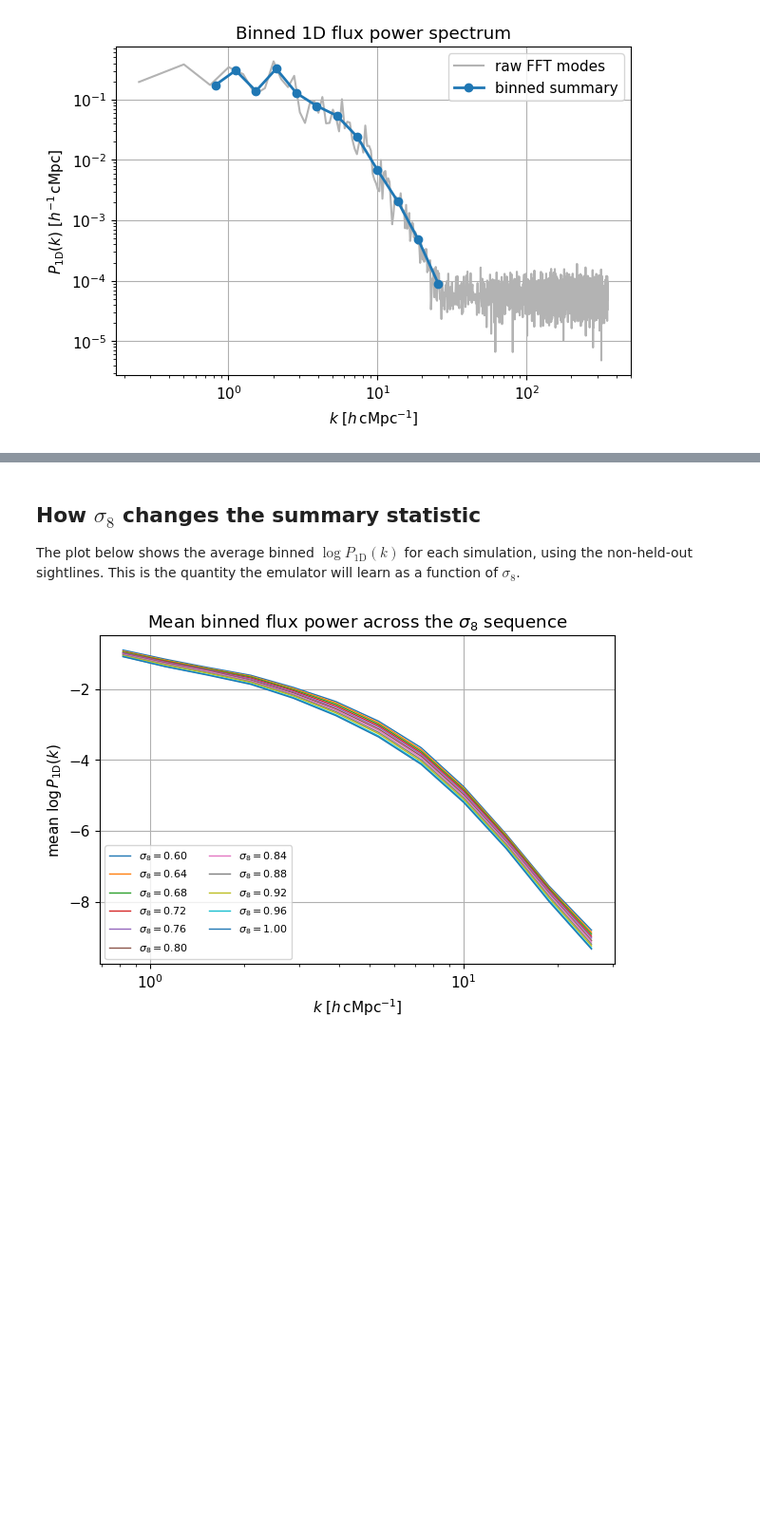
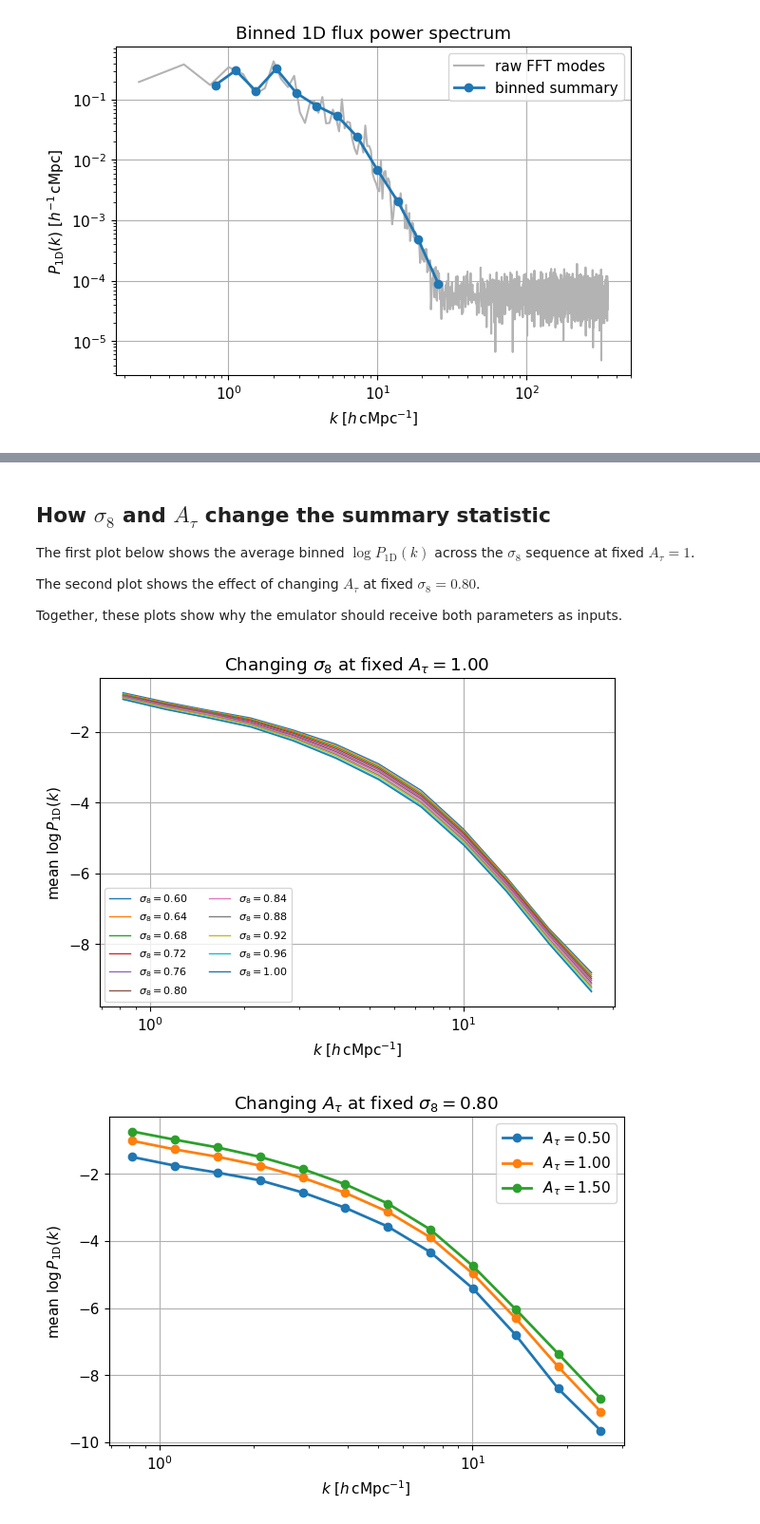
Before and after one commit to soumak-maitra/ML4HEP-V4_Differential_Programming, a Jupyter notebook: Cosmological_Inference_exercise.ipynb, the cells around one changed output, grey strips where cells are left out. Shown at 95% size. Drawn from its saved outputs; the diff is of its cells as text; code cells hidden in the pictures; blank space fills up the shorter version.

```diff
--- a/Cosmological_Inference_exercise.ipynb
+++ b/Cosmological_Inference_exercise.ipynb
@@ -157,9 +179,19 @@ SIGMA8_MIN = 0.60
 SIGMA8_MAX = 1.00
 SIGMA8_FIDUCIAL = 0.80
 
-EMULATOR_TRAINING_SIMS = ["1P_2_n5", "1P_2_n4", "1P_2_n3", "1P_2_0", "1P_2_1", "1P_2_3", "1P_2_4", "1P_2_5"]
-INFERENCE_TEST_SIMS = ["1P_2_n2", "1P_2_2"]
-INFERENCE_COLORS = ["#0072B2", "#D55E00"]
+# Toy optical-depth-amplitude range used for the nuisance-parameter exercise.
+A_TAU_MIN = 0.50
+A_TAU_MAX = 1.50
+A_TAU_FIDUCIAL = 1.00
+
+# Hold out one intermediate sigma8 value for the final inference test.
+# All other sigma8 values are used to train the emulator.
+INFERENCE_TEST_SIMS = ["1P_2_n1"]
+EMULATOR_TRAINING_SIMS = [
+    sim_name for sim_name, _ in SIM_TABLE
+    if sim_name not in INFERENCE_TEST_SIMS
+]
+INFERENCE_COLORS = ["#0072B2"]
 
 SIM_TO_SIGMA8 = dict(SIM_TABLE)
 
@@ -689,21 +980,49 @@ held-out inference examples: 4
 # %% [markdown]
-## How $\sigma_8$ changes the summary statistic
+## How $\sigma_8$ and $A_\tau$ change the summary statistic
 
-The plot below shows the average binned $\log P_{\mathrm{1D}}(k)$ for each simulation, using the non-held-out sightlines. This is the quantity the emulator will learn as a function of $\sigma_8$.
+The first plot below shows the average binned $\log P_{\mathrm{1D}}(k)$ across the $\sigma_8$ sequence at fixed $A_\tau=1$.
+
+The second plot shows the effect of changing $A_\tau$ at fixed $\sigma_8=0.80$.
+
+Together, these plots show why the emulator should receive both parameters as inputs.
 # %%
 plt.figure()
 
 for sim_name, sigma8 in SIM_TABLE:
-    use = (labels == sim_name) & (~is_held_out)
+    use = (
+        (labels == sim_name)
+        & (~is_held_out)
+        & np.isclose(X[:, 1], A_TAU_FIDUCIAL)
+    )
     mean_log_power = Y[use].mean(axis=0)
     plt.plot(K_CENTERS, mean_log_power, lw=1, label=fr"$\sigma_8={sigma8:.2f}$")
 
 plt.xscale("log")
 plt.xlabel(r"$k$ [$h\,\mathrm{cMpc}^{-1}$]")
 plt.ylabel(r"mean $\log P_{\rm 1D}(k)$")
-plt.title(fr"Mean binned flux power across the $\sigma_8$ sequence")
+plt.title(fr"Changing $\sigma_8$ at fixed $A_\tau={A_TAU_FIDUCIAL:.2f}$")
 plt.legend(ncol=2, fontsize=8)
 plt.show()
+
+
+plt.figure()
+
+for A_tau in A_TAU_EMULATOR_VALUES:
+    use = (
+        (labels == "1P_2_0")
+        & (~is_held_out)
+        & np.isclose(X[:, 1], A_tau)
+    )
+    mean_log_power = Y[use].mean(axis=0)
+    plt.plot(K_CENTERS, mean_log_power, marker="o", lw=2, label=fr"$A_\tau={A_tau:.2f}$")
+
+plt.xscale("log")
+plt.xlabel(r"$k$ [$h\,\mathrm{cMpc}^{-1}$]")
+plt.ylabel(r"mean $\log P_{\rm 1D}(k)$")
+plt.title(fr"Changing $A_\tau$ at fixed $\sigma_8={SIGMA8_FIDUCIAL:.2f}$")
+plt.legend()
+plt.show()
 # %% [output]
-[figure, old version]
+[figure, new version]
+[figure, added]
 # %% [markdown]
```
Also changed, not shown: parts of 38 cells of this notebook.
